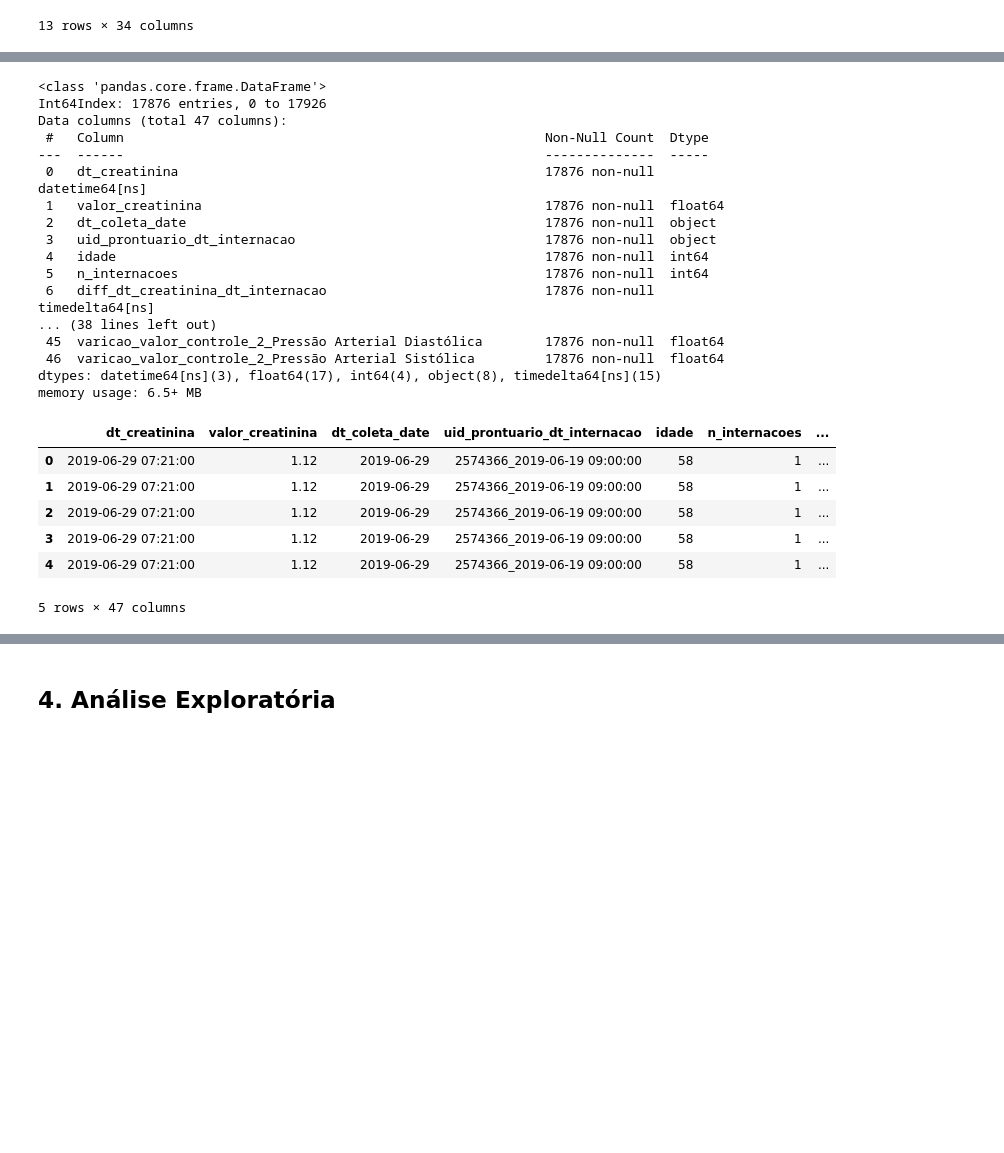
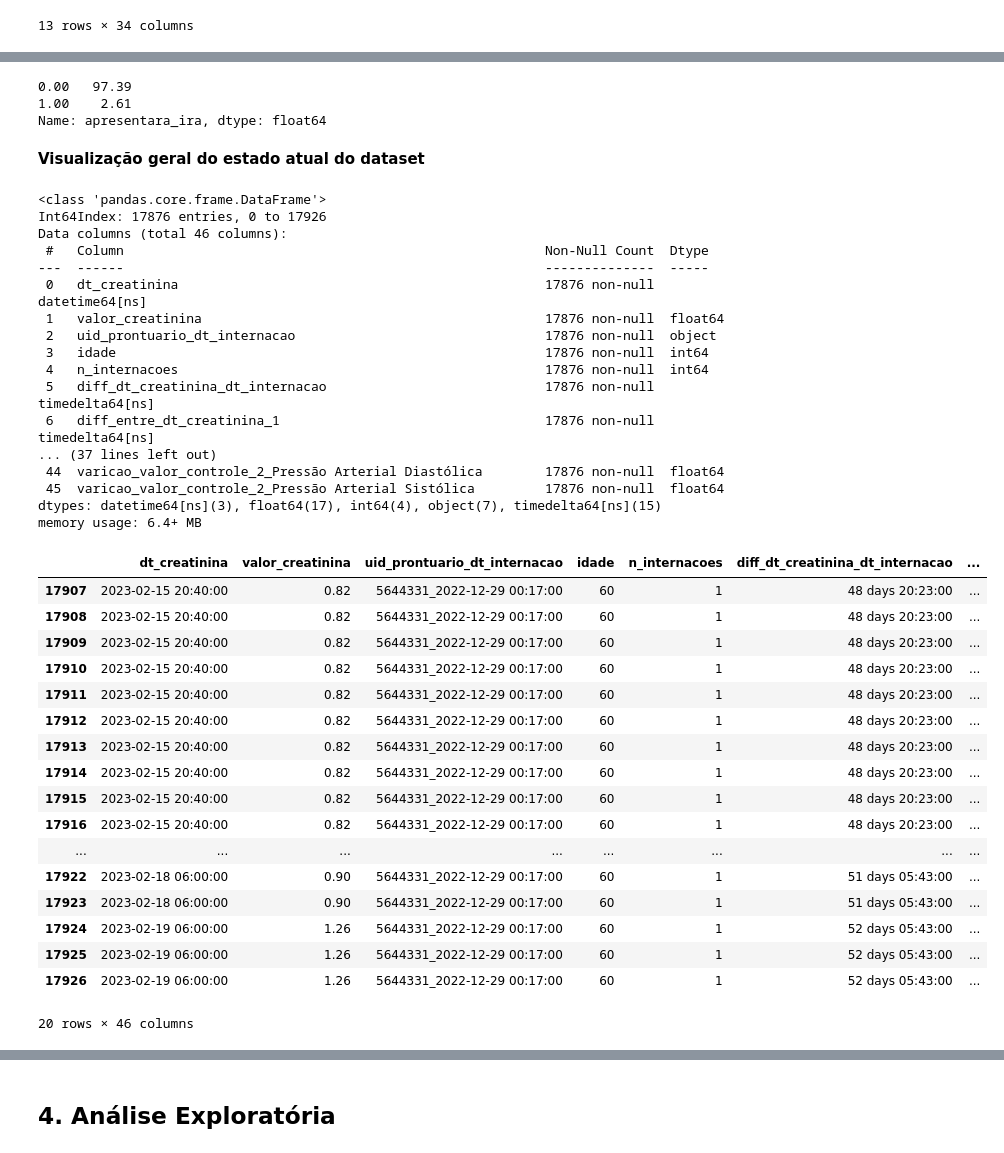
Before and after one commit to gabrielfmcoelho/IRA-HU-UFPI, a Jupyter notebook: notebooks/ira_analysis.ipynb, the cells around one changed output, grey strips where cells are left out. Drawn from its saved outputs; the diff is of its cells as text; code cells hidden in the pictures; blank space fills up the shorter version.

```diff
--- a/notebooks/ira_analysis.ipynb
+++ b/notebooks/ira_analysis.ipynb
@@ -1454,37 +1469,57 @@ base_final_agrs = {
 # %%
 df_base_final = base_final_agrs['be_merged']['function'](df_creatinine_final_clean, df_contr_base_final)
 # %%
-#df_base_final.drop(columns=['dt_base'], inplace=True)
+df_base_final.drop(columns=['dt_coleta_date'], inplace=True)
 # %%
 df_base_final.dropna(inplace=True)
+# %%
+# show % apresentara_ira
+df_base_final['apresentara_ira'].value_counts(normalize=True) * 100
+# %% [output]
+0.00   97.39
+1.00    2.61
+Name: apresentara_ira, dtype: float64
+# %% [markdown]
+**Visualização geral do estado atual do dataset**
 # %%
 df_base_final.info()
-df_base_final.head()
+df_base_final.tail(20)
 # %% [output]
 <class 'pandas.core.frame.DataFrame'>
 Int64Index: 17876 entries, 0 to 17926
-Data columns (total 47 columns):
+Data columns (total 46 columns):
  #   Column                                                      Non-Null Count  Dtype
 ---  ------                                                      --------------  -----
  0   dt_creatinina                                               17876 non-null  datetime64[ns]
  1   valor_creatinina                                            17876 non-null  float64
- 2   dt_coleta_date                                              17876 non-null  object
- 3   uid_prontuario_dt_internacao                                17876 non-null  object
- 4   idade                                                       17876 non-null  int64
- 5   n_internacoes                                               17876 non-null  int64
- 6   diff_dt_creatinina_dt_internacao                            17876 non-null  timedelta64[ns]
-... (38 lines left out)
- 45  varicao_valor_controle_2_Pressão Arterial Diastólica        17876 non-null  float64
- 46  varicao_valor_controle_2_Pressão Arterial Sistólica         17876 non-null  float64
-dtypes: datetime64[ns](3), float64(17), int64(4), object(8), timedelta64[ns](15)
-memory usage: 6.5+ MB
+ 2   uid_prontuario_dt_internacao                                17876 non-null  object
+ 3   idade                                                       17876 non-null  int64
+ 4   n_internacoes                                               17876 non-null  int64
+ 5   diff_dt_creatinina_dt_internacao                            17876 non-null  timedelta64[ns]
+ 6   diff_entre_dt_creatinina_1                                  17876 non-null  timedelta64[ns]
+... (37 lines left out)
+ 44  varicao_valor_controle_2_Pressão Arterial Diastólica        17876 non-null  float64
+ 45  varicao_valor_controle_2_Pressão Arterial Sistólica         17876 non-null  float64
+dtypes: datetime64[ns](3), float64(17), int64(4), object(7), timedelta64[ns](15)
+memory usage: 6.4+ MB
-|  | dt_creatinina | valor_creatinina | dt_coleta_date | uid_prontuario_dt_internacao | idade | n_internacoes | ... |
-| 0 | 2019-06-29 07:21:00 | 1.12 | 2019-06-29 | 2574366_2019-06-19 09:00:00 | 58 | 1 | ... |
-| 1 | 2019-06-29 07:21:00 | 1.12 | 2019-06-29 | 2574366_2019-06-19 09:00:00 | 58 | 1 | ... |
-| 2 | 2019-06-29 07:21:00 | 1.12 | 2019-06-29 | 2574366_2019-06-19 09:00:00 | 58 | 1 | ... |
-| 3 | 2019-06-29 07:21:00 | 1.12 | 2019-06-29 | 2574366_2019-06-19 09:00:00 | 58 | 1 | ... |
-| 4 | 2019-06-29 07:21:00 | 1.12 | 2019-06-29 | 2574366_2019-06-19 09:00:00 | 58 | 1 | ... |
+|  | dt_creatinina | valor_creatinina | uid_prontuario_dt_internacao | idade | n_internacoes | diff_dt_creatinina_dt_internacao | ... |
+| 17907 | 2023-02-15 20:40:00 | 0.82 | 5644331_2022-12-29 00:17:00 | 60 | 1 | 48 days 20:23:00 | ... |
+| 17908 | 2023-02-15 20:40:00 | 0.82 | 5644331_2022-12-29 00:17:00 | 60 | 1 | 48 days 20:23:00 | ... |
+| 17909 | 2023-02-15 20:40:00 | 0.82 | 5644331_2022-12-29 00:17:00 | 60 | 1 | 48 days 20:23:00 | ... |
+| 17910 | 2023-02-15 20:40:00 | 0.82 | 5644331_2022-12-29 00:17:00 | 60 | 1 | 48 days 20:23:00 | ... |
+| 17911 | 2023-02-15 20:40:00 | 0.82 | 5644331_2022-12-29 00:17:00 | 60 | 1 | 48 days 20:23:00 | ... |
+| 17912 | 2023-02-15 20:40:00 | 0.82 | 5644331_2022-12-29 00:17:00 | 60 | 1 | 48 days 20:23:00 | ... |
+| 17913 | 2023-02-15 20:40:00 | 0.82 | 5644331_2022-12-29 00:17:00 | 60 | 1 | 48 days 20:23:00 | ... |
+| 17914 | 2023-02-15 20:40:00 | 0.82 | 5644331_2022-12-29 00:17:00 | 60 | 1 | 48 days 20:23:00 | ... |
+| 17915 | 2023-02-15 20:40:00 | 0.82 | 5644331_2022-12-29 00:17:00 | 60 | 1 | 48 days 20:23:00 | ... |
+| 17916 | 2023-02-15 20:40:00 | 0.82 | 5644331_2022-12-29 00:17:00 | 60 | 1 | 48 days 20:23:00 | ... |
+| ... | ... | ... | ... | ... | ... | ... | ... |
+| 17922 | 2023-02-18 06:00:00 | 0.90 | 5644331_2022-12-29 00:17:00 | 60 | 1 | 51 days 05:43:00 | ... |
+| 17923 | 2023-02-18 06:00:00 | 0.90 | 5644331_2022-12-29 00:17:00 | 60 | 1 | 51 days 05:43:00 | ... |
+| 17924 | 2023-02-19 06:00:00 | 1.26 | 5644331_2022-12-29 00:17:00 | 60 | 1 | 52 days 05:43:00 | ... |
+| 17925 | 2023-02-19 06:00:00 | 1.26 | 5644331_2022-12-29 00:17:00 | 60 | 1 | 52 days 05:43:00 | ... |
+| 17926 | 2023-02-19 06:00:00 | 1.26 | 5644331_2022-12-29 00:17:00 | 60 | 1 | 52 days 05:43:00 | ... |
-5 rows × 47 columns
+20 rows × 46 columns
 # %%
 df_base_final.isnull().sum()
 # %% [output]
```
Also changed, not shown: parts of 46 cells of this notebook, 1 other file.
